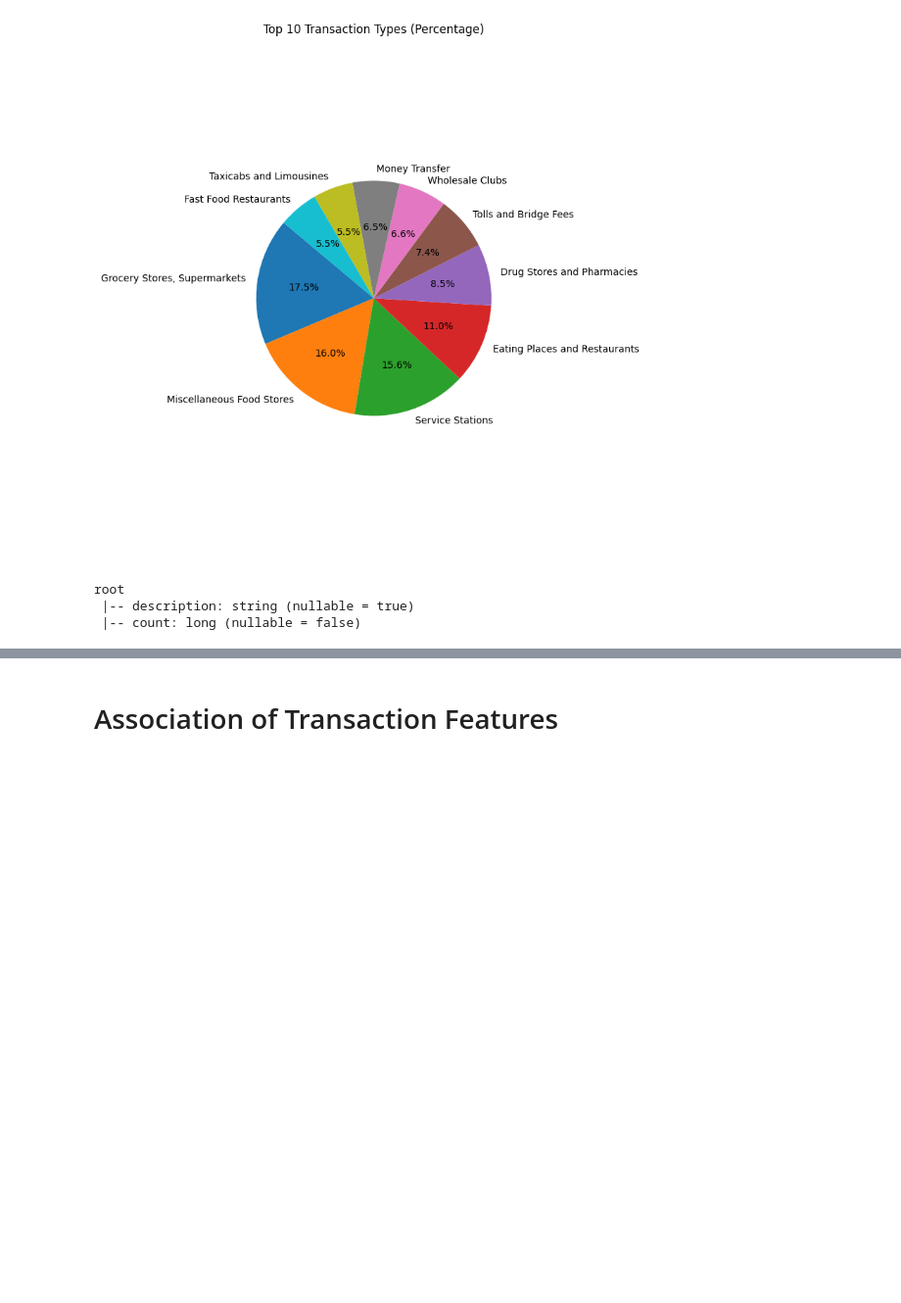
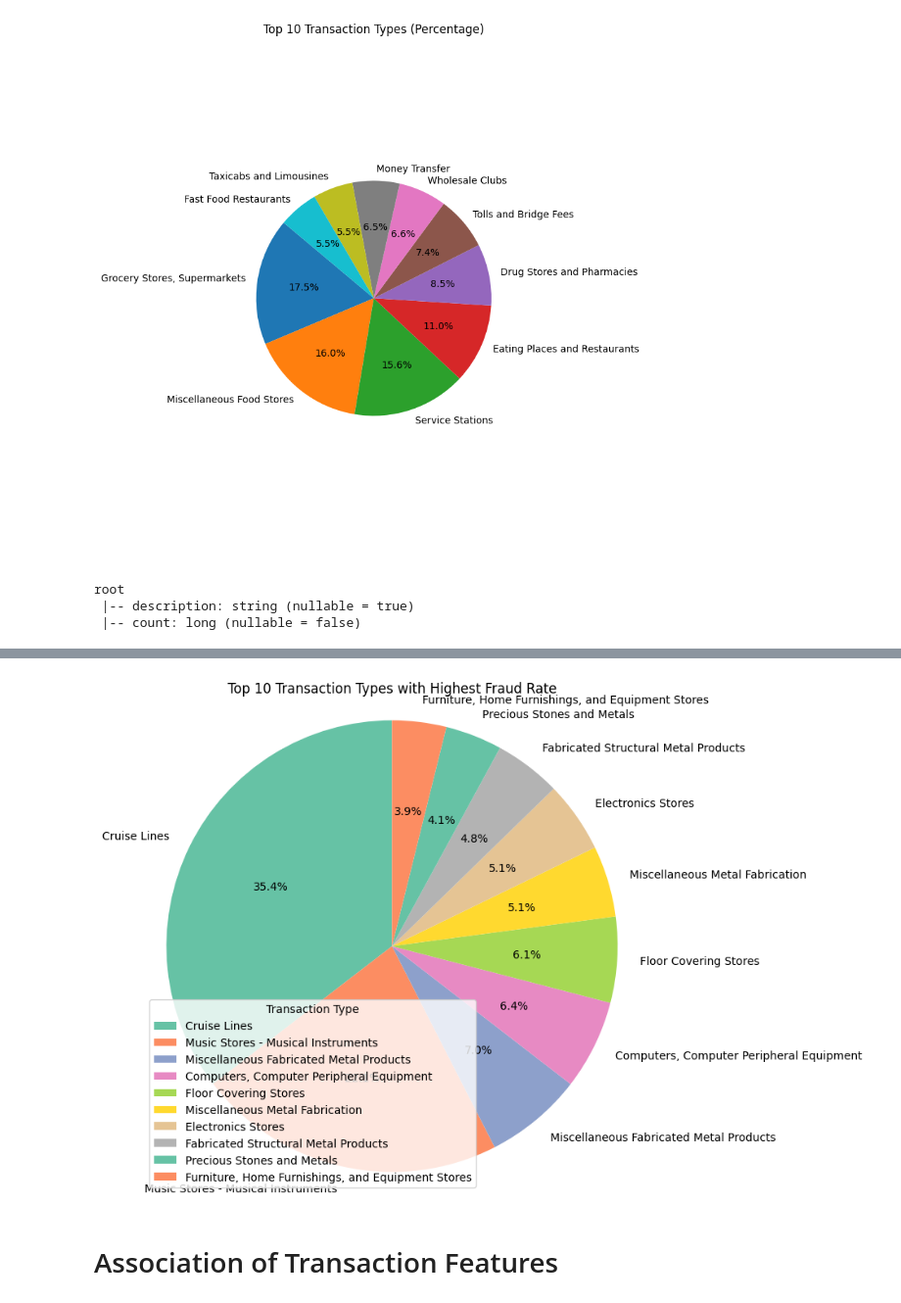
Before and after one commit to Sara-Gamal12/Transaction-Classification-and-Analysis, a Jupyter notebook: Transcations EDA.ipynb, the cells around one changed output, grey strips where cells are left out. Shown at 98% size. Cells and saved outputs as stored; diff of their text form; code cells hidden in the pictures; blank space fills up the shorter version.

```diff
--- a/Transcations EDA.ipynb
+++ b/Transcations EDA.ipynb
@@ -289,5 +296,25 @@ Most common types with fraud transcations
 |Precious Stones a...| 3525|        242| 6.865248226950355|
 |Furniture, Home F...| 2600|        170| 6.538461538461539|
 +--------------------+-----+-----------+------------------+
+# %%
+# Collect the data to a Pandas DataFrame
+top_fraud_types = transaction_with_fraud_rate.toPandas()
+
+# Plot the pie chart
+plt.figure(figsize=(8, 8))
+plt.pie(top_fraud_types["fraud_rate"], labels=top_fraud_types["description"], autopct='%1.1f%%',
+        colors=sns.color_palette("Set2", len(top_fraud_types)), startangle=90)
+
+# Set title and labels
+plt.title("Top 10 Transaction Types with Highest Fraud Rate")
+plt.axis('equal')  # Equal aspect ratio ensures that pie chart is circular.
+
+# Optionally, you can add a legend to show the transaction type names
+plt.legend(top_fraud_types["description"], title="Transaction Type", loc="best")
+
+# Show the plot
+plt.show()
+# %% [output]
+[figure, added]
 # %% [markdown]
 # Association of Transaction Features
```
Also changed, not shown: parts of 11 cells of this notebook.
